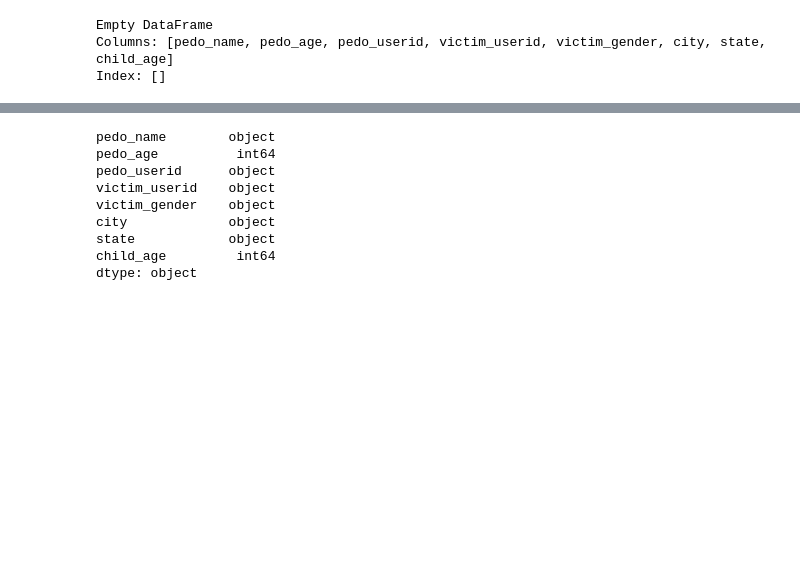
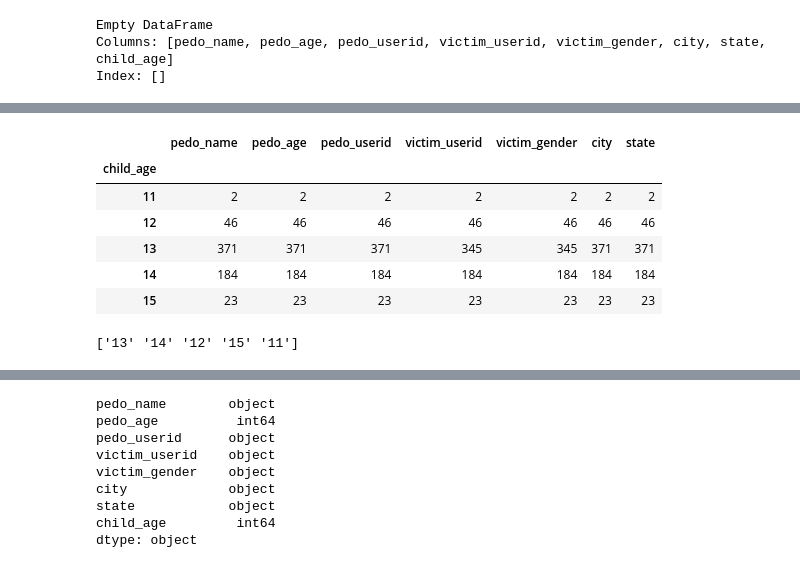
Before and after one commit to feliciapedwards/Pedophiles, a Jupyter notebook: Pedo_Project.ipynb, the cells around one changed output, grey strips where cells are left out. Cells and saved outputs as stored; diff of their text form; code cells hidden in the pictures; blank space fills up the shorter version.

```diff
--- a/Pedo_Project.ipynb
+++ b/Pedo_Project.ipynb
@@ -294,3 +302,19 @@ dtype: object
+# %%
+df['child_age'] = df['child_age'].fillna('13')
+# %%
+df.groupby('child_age').count()
+# %% [output]
+|  | pedo_name | pedo_age | pedo_userid | victim_userid | victim_gender | city | state |
+| child_age |  |  |  |  |  |  |  |
+| 11 | 2 | 2 | 2 | 2 | 2 | 2 | 2 |
+| 12 | 46 | 46 | 46 | 46 | 46 | 46 | 46 |
+| 13 | 371 | 371 | 371 | 345 | 345 | 371 | 371 |
+| 14 | 184 | 184 | 184 | 184 | 184 | 184 | 184 |
+| 15 | 23 | 23 | 23 | 23 | 23 | 23 | 23 |
+# %%
+print((df['child_age'].unique()))
+# %% [output]
+['13' '14' '12' '15' '11']
 # %%
 #Convert objects to integers
 df['pedo_age']=df['pedo_age'].astype(str).astype(int)
```
Also changed, not shown: parts of 16 cells of this notebook.
